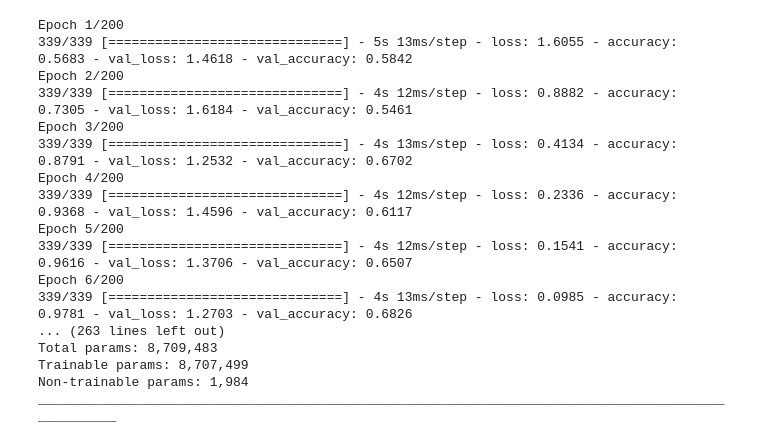
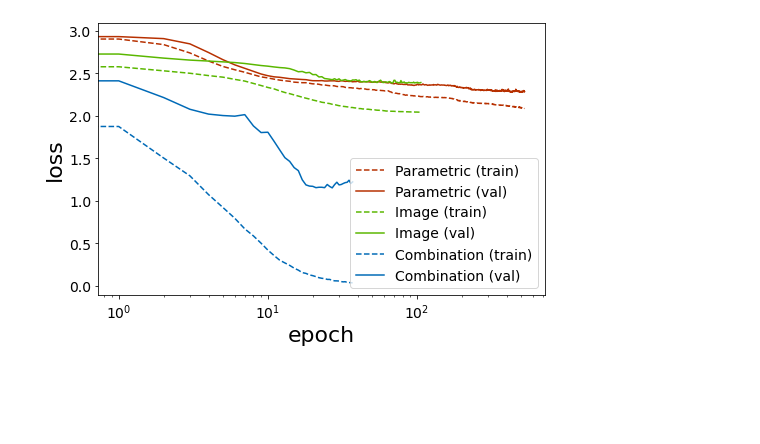
Before and after one commit to Lyleregenwetter/BIKED, a Jupyter notebook: Functions/TF_Classifier.ipynb, the cells around one changed output. Saved outputs shown, nothing was run; the diff lists cells and outputs as text; code cells hidden in the pictures; blank space fills up the shorter version.

```diff
--- a/Functions/TF_Classifier.ipynb
+++ b/Functions/TF_Classifier.ipynb
@@ -321,29 +439,24 @@ def create_comb(comb_input,ydims):
-# %%
-comb_input=[imdims,ddims]
-combtest=[itest, dtest]
-combtrain=[itrain,dtrain]
-combmodel=create_comb(comb_input, ydims)
-callback = tf.keras.callbacks.EarlyStopping(monitor='val_loss', patience=100)
-combmodel.compile(optimizer='adam',
-              loss=tf.keras.losses.SparseCategoricalCrossentropy(from_logits=True),
-              metrics=['accuracy'])
-history = combmodel.fit(x=combtrain, y=ytrain, epochs=200, batch_size=10, validation_data=(combtest, ytest), callbacks=[callback])
-combmodel.summary()
-# %% [output]
-Epoch 1/200
-339/339 [==============================] - 5s 13ms/step - loss: 1.6055 - accuracy: 0.5683 - val_loss: 1.4618 - val_accuracy: 0.5842
-Epoch 2/200
-339/339 [==============================] - 4s 12ms/step - loss: 0.8882 - accuracy: 0.7305 - val_loss: 1.6184 - val_accuracy: 0.5461
-Epoch 3/200
-339/339 [==============================] - 4s 13ms/step - loss: 0.4134 - accuracy: 0.8791 - val_loss: 1.2532 - val_accuracy: 0.6702
-Epoch 4/200
-339/339 [==============================] - 4s 12ms/step - loss: 0.2336 - accuracy: 0.9368 - val_loss: 1.4596 - val_accuracy: 0.6117
-Epoch 5/200
-339/339 [==============================] - 4s 12ms/step - loss: 0.1541 - accuracy: 0.9616 - val_loss: 1.3706 - val_accuracy: 0.6507
-Epoch 6/200
-339/339 [==============================] - 4s 13ms/step - loss: 0.0985 - accuracy: 0.9781 - val_loss: 1.2703 - val_accuracy: 0.6826
-... (263 lines left out)
-Total params: 8,709,483
-Trainable params: 8,707,499
-Non-trainable params: 1,984
-__________________________________________________________________________________________________
+# %%
+font = {'family' : 'normal',
+        'weight' : 'normal',
+        'size'   : 14}
+
+plt.rc('font', **font)
+plt.rc('axes', labelsize=22)     # fontsize of the axes title
+plt.rc('axes', titlesize=22)
+# %%
+from matplotlib.pyplot import figure
+figure(figsize=(8, 5))
+plt.plot(dnnhistory.history['loss'],'--',color='#b73000')
+plt.plot(dnnhistory.history['val_loss'], color='#b73000')
+plt.plot(cnnhistory.history['loss'],'--', color='#5ab700')
+plt.plot(cnnhistory.history['val_loss'], color='#5ab700')
+plt.plot(combhistory.history['loss'],'--', color='#006ab7')
+plt.plot(combhistory.history['val_loss'], color='#006ab7')
+plt.xscale('log')
+plt.ylabel('loss')
+plt.xlabel('epoch')
+plt.legend(['Parametric (train)', 'Parametric (val)', 'Image (train)', 'Image (val)', 'Combination (train)', 'Combination (val)'], loc='lower right')
+plt.show()
+# %% [output]
+[figure, added]
```
Also changed, not shown: parts of 13 cells of this notebook, 7 other files.
